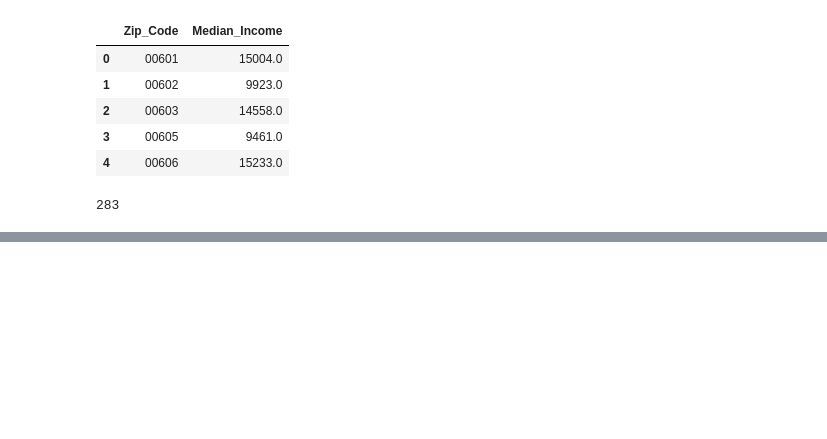
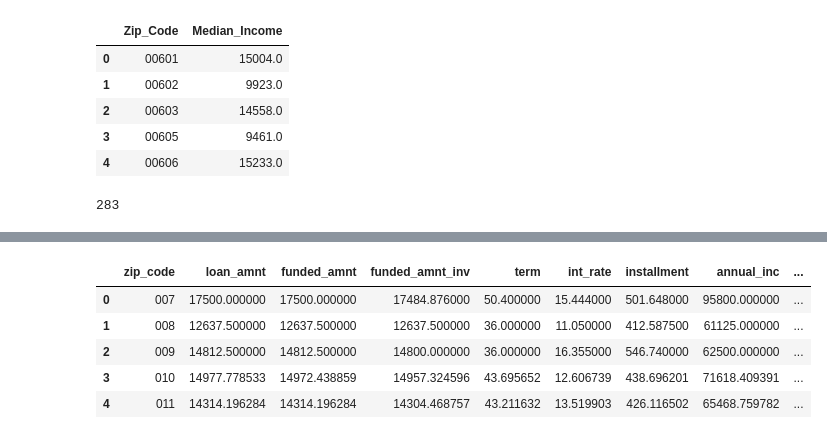
Before and after one commit to MimiB2010/ETL_Project, a Jupyter notebook: HomeValues.ipynb, the cells around one changed output, grey strips where cells are left out. Drawn from its saved outputs; the diff is of its cells as text; code cells hidden in the pictures; blank space fills up the shorter version.

```diff
--- a/HomeValues.ipynb
+++ b/HomeValues.ipynb
@@ -78 +130,10 @@ data_clean.head()
+# %%
+average_loan.head()
+# %% [output]
+|  | zip_code | loan_amnt | funded_amnt | funded_amnt_inv | term | int_rate | installment | annual_inc | ... |
+| 0 | 007 | 17500.000000 | 17500.000000 | 17484.876000 | 50.400000 | 15.444000 | 501.648000 | 95800.000000 | ... |
+| 1 | 008 | 12637.500000 | 12637.500000 | 12637.500000 | 36.000000 | 11.050000 | 412.587500 | 61125.000000 | ... |
+| 2 | 009 | 14812.500000 | 14812.500000 | 14800.000000 | 36.000000 | 16.355000 | 546.740000 | 62500.000000 | ... |
+| 3 | 010 | 14977.778533 | 14972.438859 | 14957.324596 | 43.695652 | 12.606739 | 438.696201 | 71618.409391 | ... |
+| 4 | 011 | 14314.196284 | 14314.196284 | 14304.468757 | 43.211632 | 13.519903 | 426.116502 | 65468.759782 | ... |
 # %%
```
Also changed, not shown: parts of 19 cells of this notebook, 2 other files.
